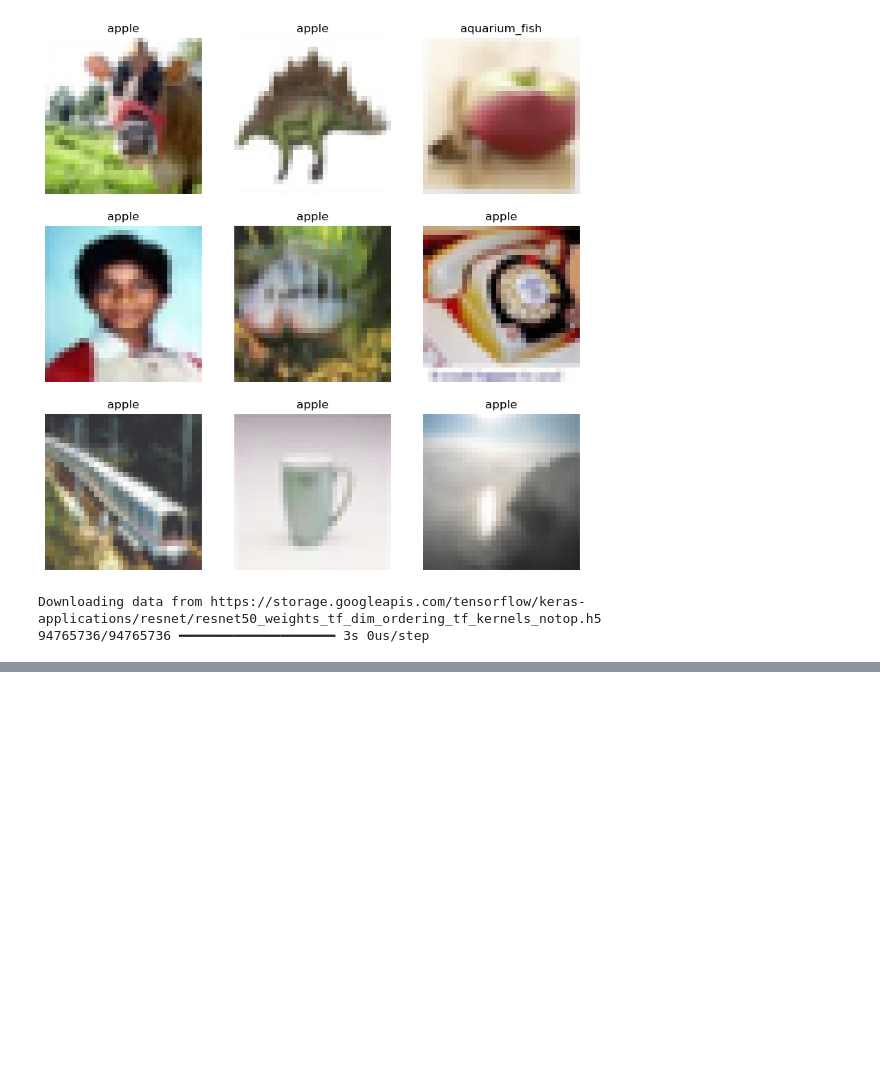
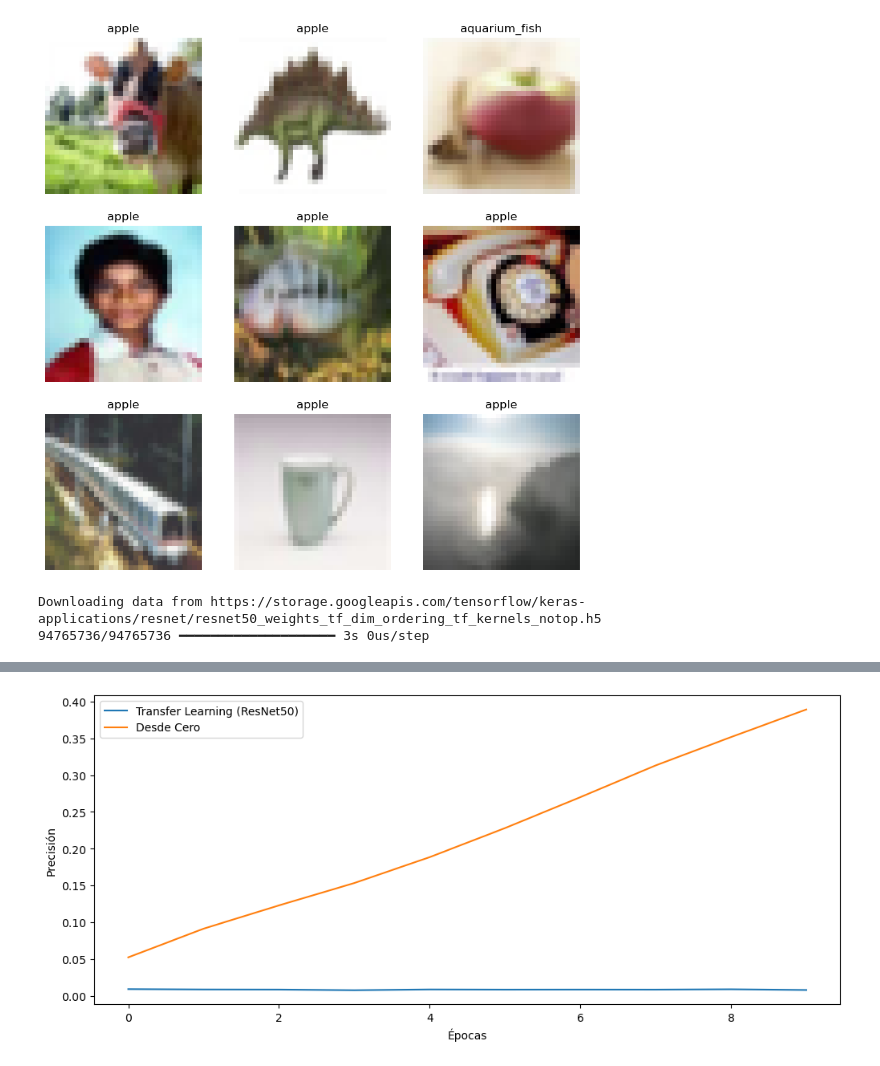
Before and after one commit to lcoronelh/CIFAR100, a Jupyter notebook: CIFAR100.ipynb, the cells around one changed output, grey strips where cells are left out. Drawn from its saved outputs; the diff is of its cells as text; code cells hidden in the pictures; blank space fills up the shorter version.

```diff
--- a/CIFAR100.ipynb
+++ b/CIFAR100.ipynb
@@ -61,7 +61,7 @@ model = keras.Sequential([
     layers.Dense(num_classes, activation='softmax')
 ])
 # %%
-model.compile(optimizer='adam', loss='sparse_categorical_crossentropy', metrics=['accuracy'])
+model.compile(optimizer='adam', loss='categorical_crossentropy', metrics=['accuracy'])
 # %%
 history = model.fit(x_train, y_train, epochs=10, validation_data=(x_test, y_test))
 # %% [output]
@@ -69,0 +95,24 @@ ValueError: Argument `output` must have rank (ndim) `target.ndim - 1`. Received:
+# %%
+# Entrenamiento desde cero - Red personalizada
+custom_model = keras.Sequential([
+    layers.Conv2D(32, (3, 3), activation='relu', padding='same', input_shape=(32, 32, 3)),
+    layers.BatchNormalization(),
+    layers.MaxPooling2D((2, 2)),
+
+    layers.Conv2D(64, (3, 3), activation='relu', padding='same'),
+    layers.BatchNormalization(),
+    layers.MaxPooling2D((2, 2)),
+
+    layers.Conv2D(128, (3, 3), activation='relu', padding='same'),
+    layers.BatchNormalization(),
+    layers.MaxPooling2D((2, 2)),
+
+    layers.Flatten(),
+    layers.Dense(256, activation='relu'),
+    layers.Dropout(0.5),
+    layers.Dense(num_classes, activation='softmax')
+])
+# %%
+custom_model.compile(optimizer='adam', loss='categorical_crossentropy', metrics=['accuracy'])
+# %%
+history_custom = custom_model.fit(x_train, y_train, epochs=10, validation_data=(x_test, y_test))
@@ -69,0 +147,11 @@ ValueError: Argument `output` must have rank (ndim) `target.ndim - 1`. Received:
+# %%
+# Comparación de resultados
+plt.figure(figsize=(12, 5))
+plt.plot(history.history['accuracy'], label='Transfer Learning (ResNet50)')
+plt.plot(history_custom.history['accuracy'], label='Desde Cero')
+plt.xlabel('Épocas')
+plt.ylabel('Precisión')
+plt.legend()
+plt.show()
+# %% [output]
+[figure, added]
```
Also changed, not shown: parts of 4 cells of this notebook.
